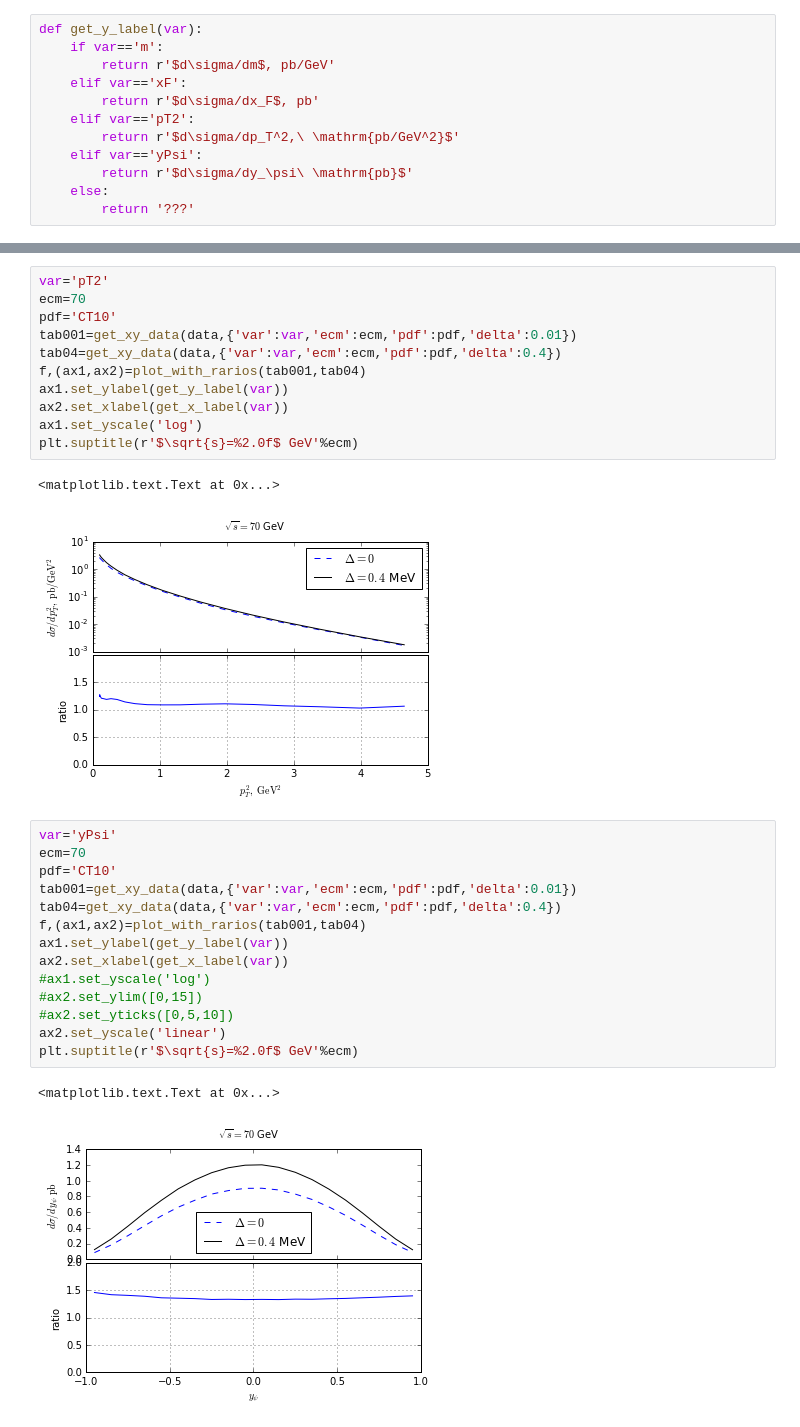
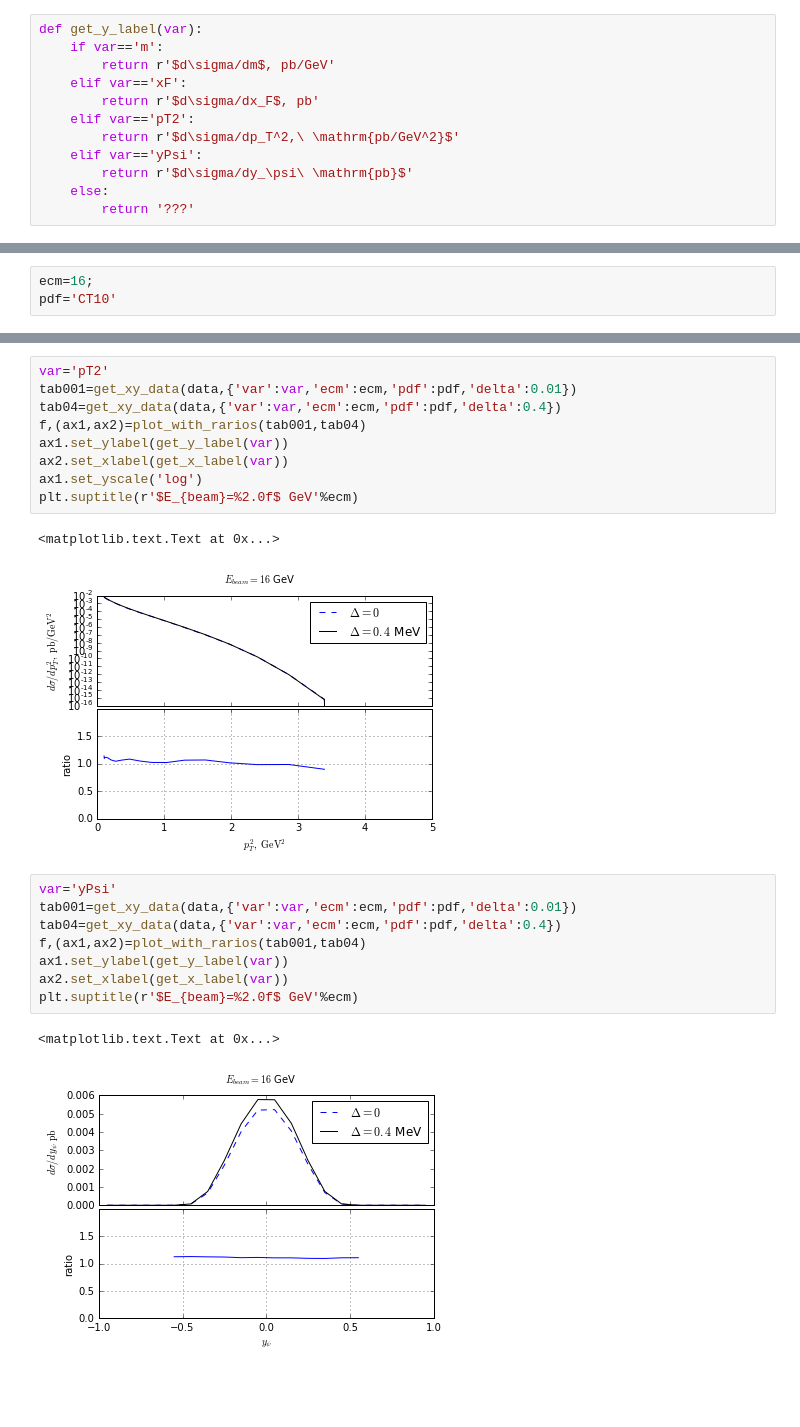
Before and after one commit to alexey-luchinsky/directpsi, a Jupyter notebook: figures/figures.ipynb, the cells around one changed output, grey strips where cells are left out. Saved outputs shown, nothing was run; the diff lists cells and outputs as text; blank space fills up the shorter version.

Commit message:
PANDA histograms

```diff
--- a/figures/figures.ipynb
+++ b/figures/figures.ipynb
@@ -167,0 +206,3 @@ plt.suptitle(r'$\sqrt{s}=%2.0f$ GeV'%ecm)
+# %%
+ecm=16;
+pdf='CT10'
@@ -168,31 +233,23 @@ plt.suptitle(r'$\sqrt{s}=%2.0f$ GeV'%ecm)
 # %%
 var='pT2'
-ecm=70
-pdf='CT10'
 tab001=get_xy_data(data,{'var':var,'ecm':ecm,'pdf':pdf,'delta':0.01})
 tab04=get_xy_data(data,{'var':var,'ecm':ecm,'pdf':pdf,'delta':0.4})
 f,(ax1,ax2)=plot_with_rarios(tab001,tab04)
 ax1.set_ylabel(get_y_label(var))
 ax2.set_xlabel(get_x_label(var))
 ax1.set_yscale('log')
-plt.suptitle(r'$\sqrt{s}=%2.0f$ GeV'%ecm)
+plt.suptitle(r'$E_{beam}=%2.0f$ GeV'%ecm)
 # %% [output]
 <matplotlib.text.Text at 0x...>
-[figure, old version]
+[figure, new version]
 # %%
 var='yPsi'
-ecm=70
-pdf='CT10'
 tab001=get_xy_data(data,{'var':var,'ecm':ecm,'pdf':pdf,'delta':0.01})
 tab04=get_xy_data(data,{'var':var,'ecm':ecm,'pdf':pdf,'delta':0.4})
 f,(ax1,ax2)=plot_with_rarios(tab001,tab04)
 ax1.set_ylabel(get_y_label(var))
 ax2.set_xlabel(get_x_label(var))
-#ax1.set_yscale('log')
-#ax2.set_ylim([0,15])
-#ax2.set_yticks([0,5,10])
-ax2.set_yscale('linear')
-plt.suptitle(r'$\sqrt{s}=%2.0f$ GeV'%ecm)
+plt.suptitle(r'$E_{beam}=%2.0f$ GeV'%ecm)
 # %% [output]
 <matplotlib.text.Text at 0x...>
-[figure, old version]
+[figure, new version]
```
Also changed, not shown: parts of 10 cells of this notebook, 4 other files.
